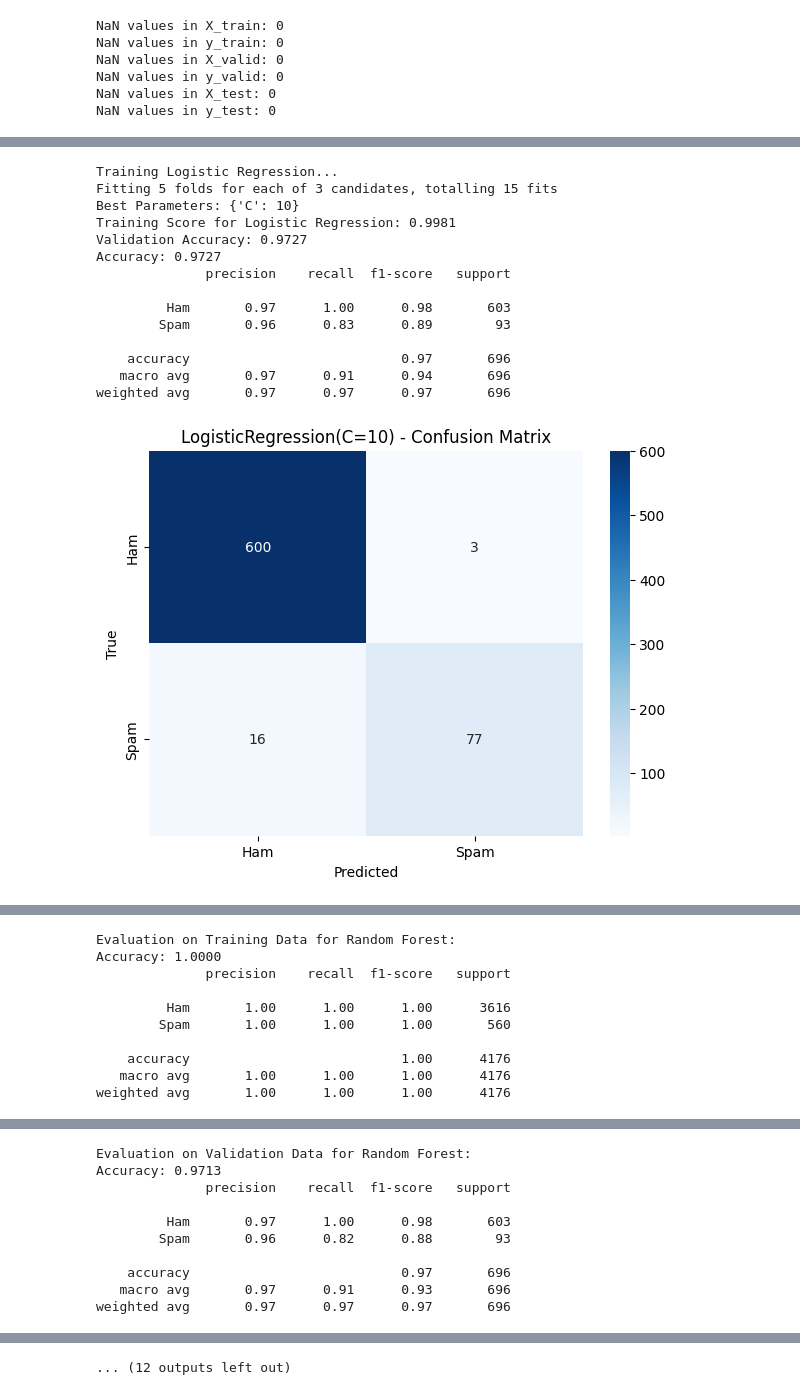
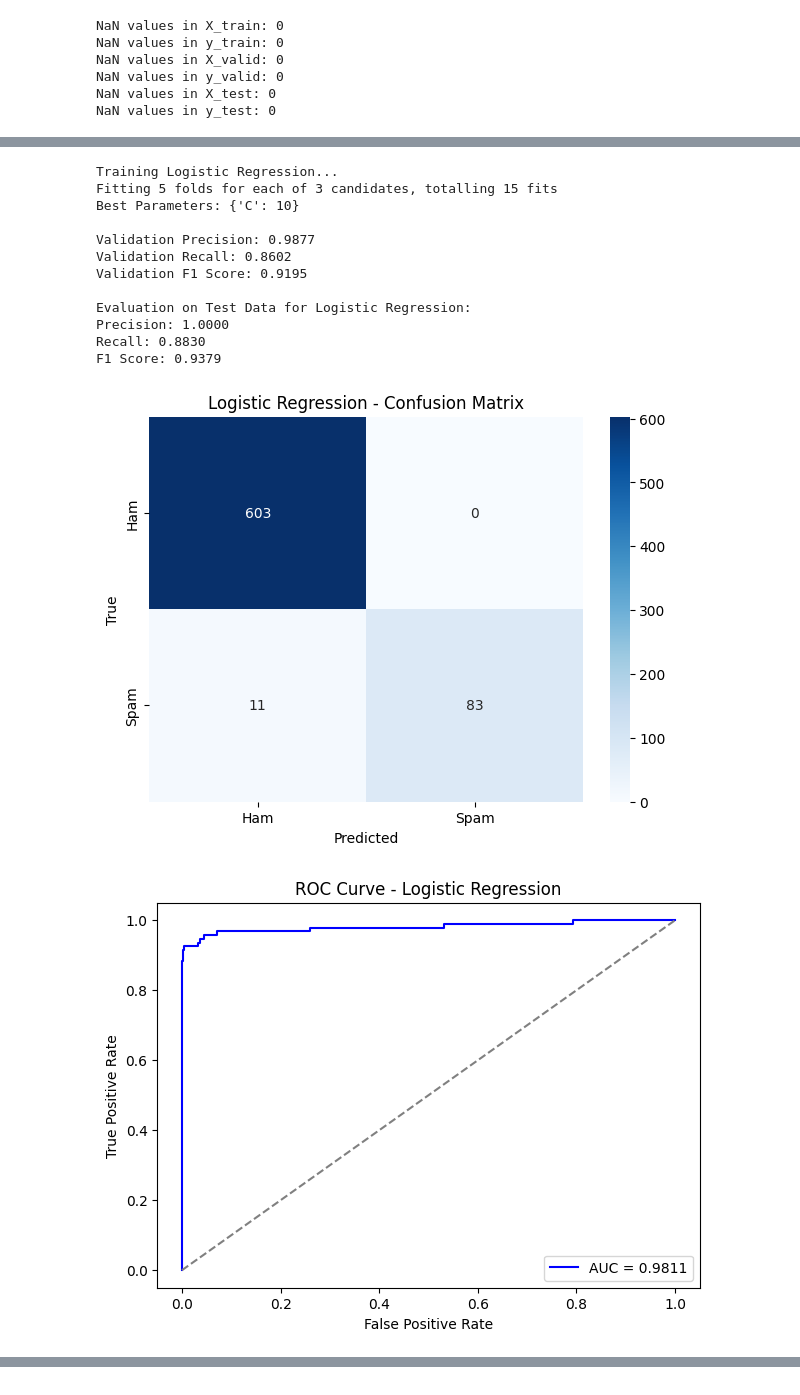
Before and after one commit to ani98622/AppliedMachineLearning, a Jupyter notebook: Assignment01/train.ipynb, the cells around one changed output, grey strips where cells are left out. Drawn from its saved outputs; the diff is of its cells as text; code cells hidden in the pictures.

```diff
--- a/Assignment01/train.ipynb
+++ b/Assignment01/train.ipynb
@@ -90,20 +103,27 @@ def plot_confusion_matrix(cm, labels, model_name):
 # %%
 # Function to evaluate the model predictions
-def evaluate_model(model, X, y):
+def evaluate_model(model, X, y, model_name):
     y_pred = model.predict(X)
-    print(f"Accuracy: {accuracy_score(y, y_pred):.4f}")
-    print(classification_report(y, y_pred, target_names=['Ham', 'Spam']))
+    y_probs = model.predict_proba(X)[:, 1] if hasattr(model, "predict_proba") else model.decision_function(X)
+
+    print(f"Precision: {precision_score(y, y_pred):.4f}")
+    print(f"Recall: {recall_score(y, y_pred):.4f}")
+    print(f"F1 Score: {f1_score(y, y_pred):.4f}")
+
     cm = confusion_matrix(y, y_pred)
-    plot_confusion_matrix(cm, ['Ham', 'Spam'], model_name=str(model))
+    plot_confusion_matrix(cm, ['Ham', 'Spam'], model_name)
+    plot_roc_curve(y, y_probs, model_name)
 # %%
 # Function to validate the model (validation phase)
-def validate_model(model, X_valid, y_valid):
-    print(f"Validation Accuracy: {score_model(model, X_valid, y_valid):.4f}")
-    evaluate_model(model, X_valid, y_valid)
+def validate_model(model, X_valid, y_valid, model_name):
+    precision, recall, f1 = score_model(model, X_valid, y_valid)
+    print(f"Validation Precision: {precision:.4f}")
+    print(f"Validation Recall: {recall:.4f}")
+    print(f"Validation F1 Score: {f1:.4f}")
 # %%
 # Function to fine-tune hyperparameters using GridSearchCV
 def fine_tune_model(model, param_grid, X_train, y_train):
-    grid_search = GridSearchCV(model, param_grid, cv=5, n_jobs=-1, verbose=1)
+    grid_search = GridSearchCV(model, param_grid, cv=5, n_jobs=-1, verbose=1, scoring='f1')
     grid_search.fit(X_train, y_train)
     print(f"Best Parameters: {grid_search.best_params_}")
     return grid_search.best_estimator_
@@ -110,10 +132,9 @@ def fine_tune_model(model, param_grid, X_train, y_train):
 # %%
-# 6. Models and Hyperparameter Tuning (if necessary)
 models = {
     'Logistic Regression': LogisticRegression(),
     'Random Forest': RandomForestClassifier(),
     'Naive Bayes': MultinomialNB(),
-    'SVM': SVC()
+    'SVM': SVC(probability=True)
 }
 # %%
 # Hyperparameter tuning grid (for each model)
@@ -126,37 +149,35 @@ param_grid = {
 # %%
 best_models = {}
 for model_name, model in models.items():
     print(f"Training {model_name}...")
+
     # Fine-tune model using GridSearchCV
     best_model = fine_tune_model(model, param_grid[model_name], X_train_tfidf, y_train)
     best_models[model_name] = best_model
 
     # Fit on training data
     fit_model(best_model, X_train_tfidf, y_train)
 
+    print(" ")
     # Score on train and validation data
-    print(f"Training Score for {model_name}: {score_model(best_model, X_train_tfidf, y_train):.4f}")
-    validate_model(best_model, X_test_tfidf, y_test)
+    validate_model(best_model, X_val_tfidf, y_valid, model_name)
 
-    # Evaluate on train and validation data
-    print(f"Evaluation on Training Data for {model_name}:")
-    evaluate_model(best_model, X_train_tfidf, y_train)
+    print(" ")
 
-    print(f"Evaluation on Validation Data for {model_name}:")
-    evaluate_model(best_model, X_test_tfidf, y_test)
+    print(f"Evaluation on Test Data for {model_name}:")
+    evaluate_model(best_model, X_test_tfidf, y_test, model_name)
 # %% [output]
 Training Logistic Regression...
 Fitting 5 folds for each of 3 candidates, totalling 15 fits
 Best Parameters: {'C': 10}
-Training Score for Logistic Regression: 0.9981
-Validation Accuracy: 0.9727
-Accuracy: 0.9727
-              precision    recall  f1-score   support
 
-         Ham       0.97      1.00      0.98       603
-        Spam       0.96      0.83      0.89        93
+Validation Precision: 0.9877
+Validation Recall: 0.8602
+Validation F1 Score: 0.9195
 
-    accuracy                           0.97       696
-   macro avg       0.97      0.91      0.94       696
-weighted avg       0.97      0.97      0.97       696
+Evaluation on Test Data for Logistic Regression:
+Precision: 1.0000
+Recall: 0.8830
+F1 Score: 0.9379
-[figure, old version]
+[figure, new version]
+[figure, new version]
@@ -200,10 +223,0 @@ weighted avg       0.97      0.97      0.97       696
-Evaluation on Training Data for Random Forest:
-Accuracy: 1.0000
-              precision    recall  f1-score   support
-
-         Ham       1.00      1.00      1.00      3616
-        Spam       1.00      1.00      1.00       560
-
-    accuracy                           1.00      4176
-   macro avg       1.00      1.00      1.00      4176
-weighted avg       1.00      1.00      1.00      4176
@@ -211,10 +223,0 @@ weighted avg       1.00      1.00      1.00      4176
-Evaluation on Validation Data for Random Forest:
-Accuracy: 0.9713
-              precision    recall  f1-score   support
-
-         Ham       0.97      1.00      0.98       603
-        Spam       0.96      0.82      0.88        93
-
-    accuracy                           0.97       696
-   macro avg       0.97      0.91      0.93       696
-weighted avg       0.97      0.97      0.97       696
@@ -222 +223,0 @@ weighted avg       0.97      0.97      0.97       696
-... (12 outputs left out)
```
Also changed, not shown: parts of 13 cells of this notebook, 5 other files.
